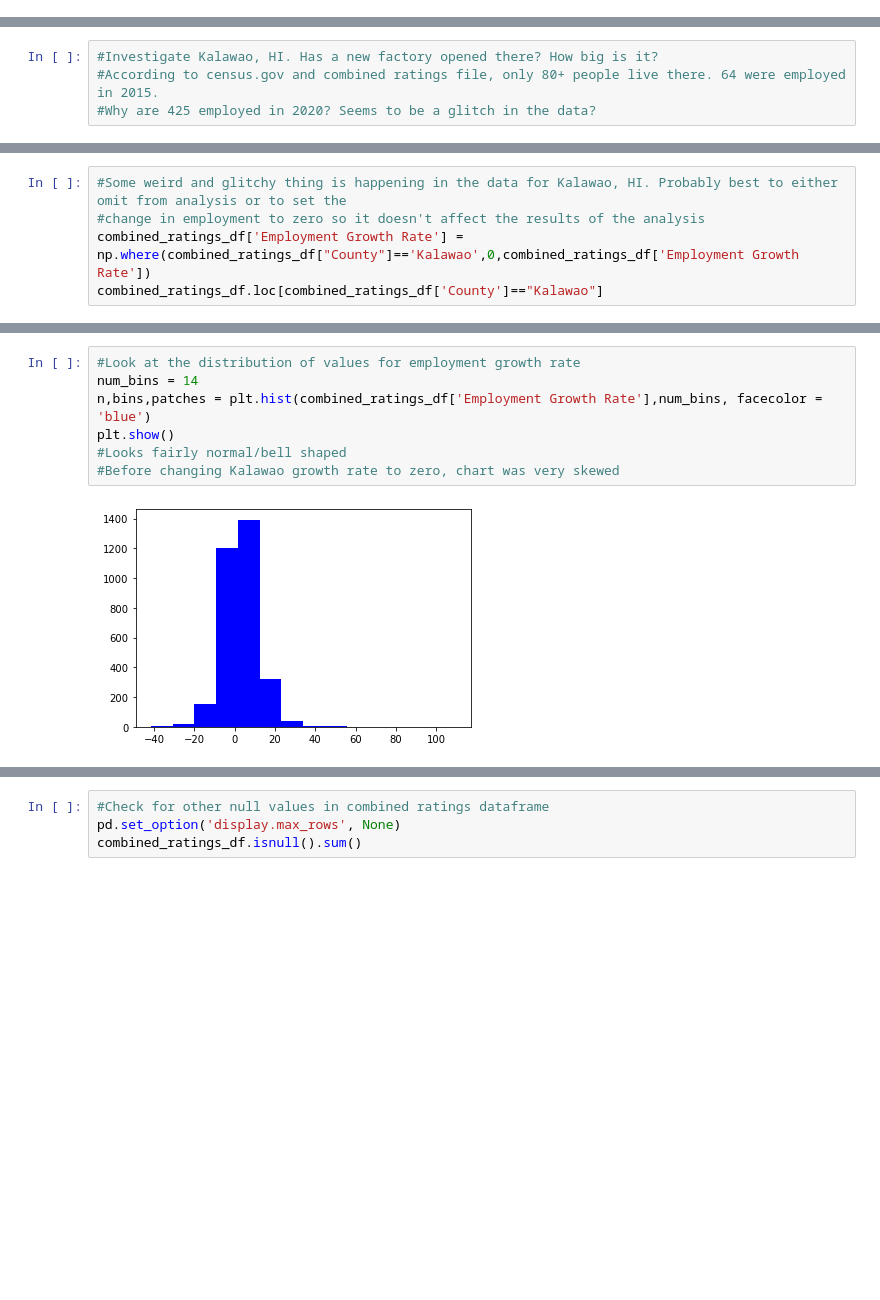
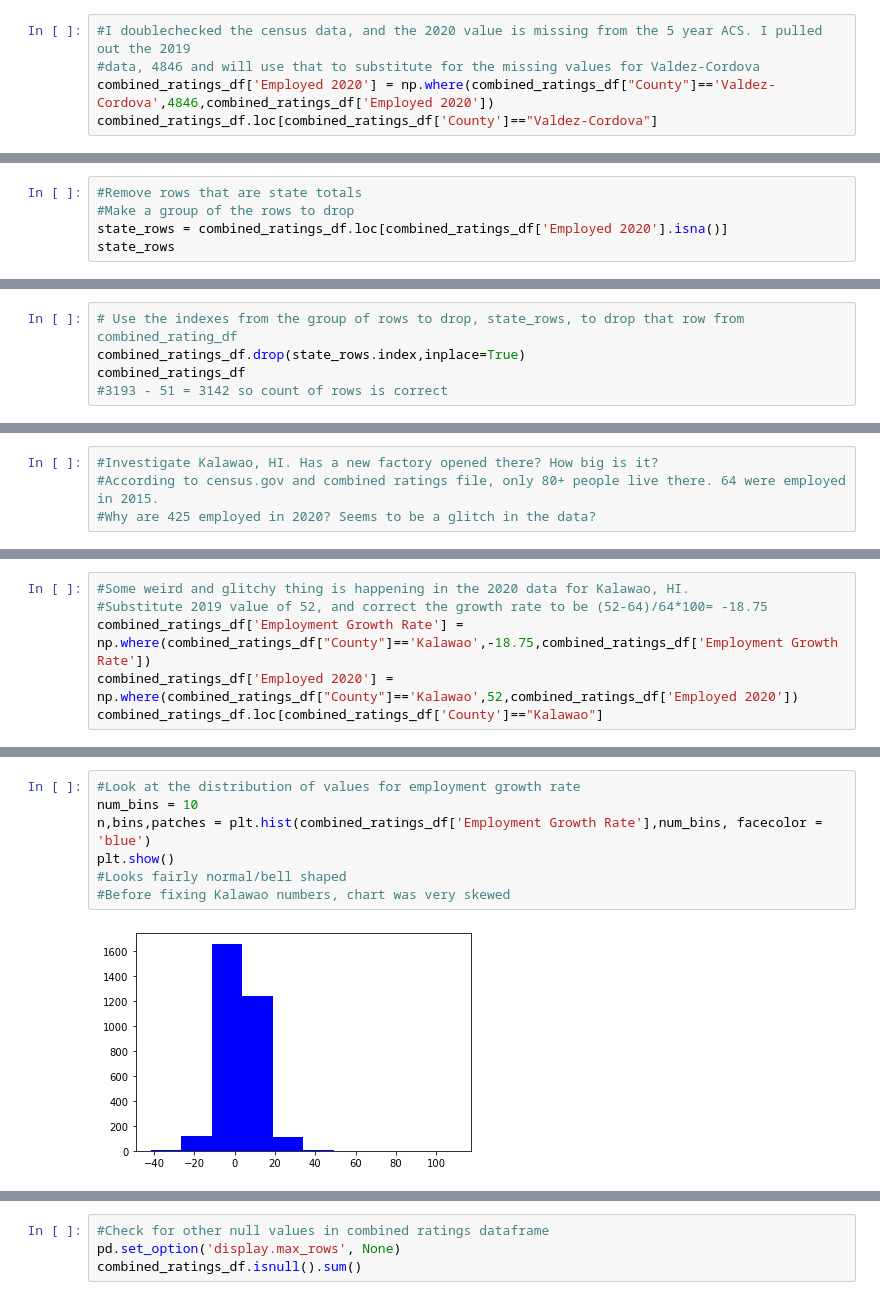
Before and after one commit to mgsrichard/EDai_exercise, a Jupyter notebook: County_Analysis.ipynb, the cells around one changed output, grey strips where cells are left out. Cells and saved outputs as stored; diff of their text form; blank space fills up the shorter version.

```diff
--- a/County_Analysis.ipynb
+++ b/County_Analysis.ipynb
@@ -216,0 +224,5 @@ pd.set_option('display.max_rows', 10)
+# %%
+#I doublechecked the census data, and the 2020 value is missing from the 5 year ACS. I pulled out the 2019
+#data, 4846 and will use that to substitute for the missing values for Valdez-Cordova
+combined_ratings_df['Employed 2020'] = np.where(combined_ratings_df["County"]=='Valdez-Cordova',4846,combined_ratings_df['Employed 2020'])
+combined_ratings_df.loc[combined_ratings_df['County']=="Valdez-Cordova"]
@@ -227,0 +244,5 @@ dc_data
+# %%
+#Remove rows that are state totals
+#Make a group of the rows to drop
+state_rows = combined_ratings_df.loc[combined_ratings_df['Employed 2020'].isna()]
+state_rows
@@ -227,0 +263,5 @@ dc_data
+# %%
+# Use the indexes from the group of rows to drop, state_rows, to drop that row from combined_rating_df
+combined_ratings_df.drop(state_rows.index,inplace=True)
+combined_ratings_df
+#3193 - 51 = 3142 so count of rows is correct
@@ -282,8 +404,9 @@ hawaii
 5 rows × 90 columns
 # %%
-#Some weird and glitchy thing is happening in the data for Kalawao, HI. Probably best to either omit from analysis or to set the
-#change in employment to zero so it doesn't affect the results of the analysis
-combined_ratings_df['Employment Growth Rate'] = np.where(combined_ratings_df["County"]=='Kalawao',0,combined_ratings_df['Employment Growth Rate'])
+#Some weird and glitchy thing is happening in the 2020 data for Kalawao, HI.
+#Substitute 2019 value of 52, and correct the growth rate to be (52-64)/64*100= -18.75
+combined_ratings_df['Employment Growth Rate'] = np.where(combined_ratings_df["County"]=='Kalawao',-18.75,combined_ratings_df['Employment Growth Rate'])
+combined_ratings_df['Employed 2020'] = np.where(combined_ratings_df["County"]=='Kalawao',52,combined_ratings_df['Employed 2020'])
 combined_ratings_df.loc[combined_ratings_df['County']=="Kalawao"]
 # %% [output]
 |  | FIPS | State | County | Deaths | Years of Potential Life Lost Rate | % Fair or Poor Health | Average Number of Physically Unhe... | ... |
@@ -292,9 +428,9 @@ combined_ratings_df.loc[combined_ratings_df['County']=="Kalawao"]
 # %%
 #Look at the distribution of values for employment growth rate
-num_bins = 14
+num_bins = 10
 n,bins,patches = plt.hist(combined_ratings_df['Employment Growth Rate'],num_bins, facecolor = 'blue')
 plt.show()
 #Looks fairly normal/bell shaped
-#Before changing Kalawao growth rate to zero, chart was very skewed
+#Before fixing Kalawao numbers, chart was very skewed
 # %% [output]
-[figure, old version]
+[figure, new version]
```
Also changed, not shown: parts of 24 cells of this notebook, 2 other files.
